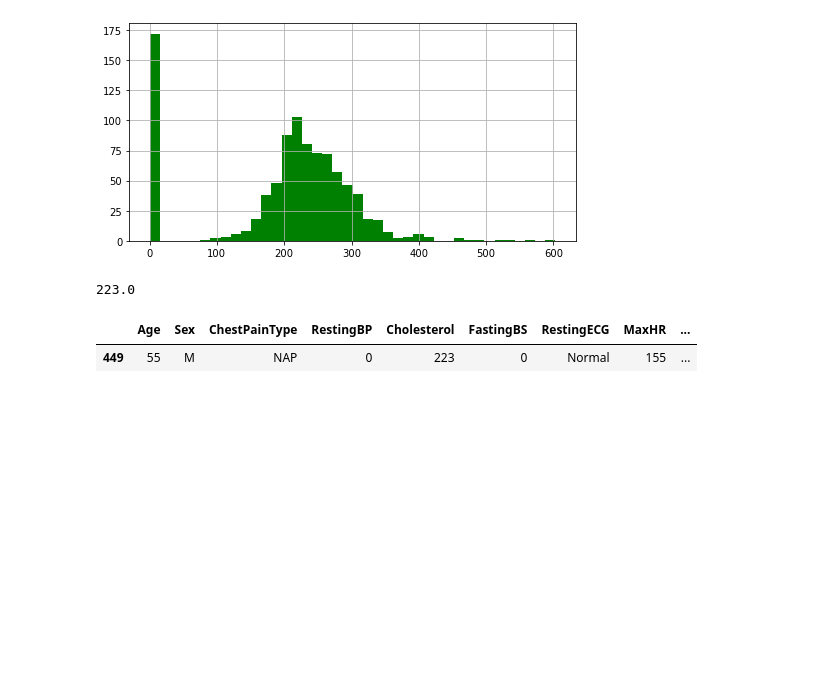
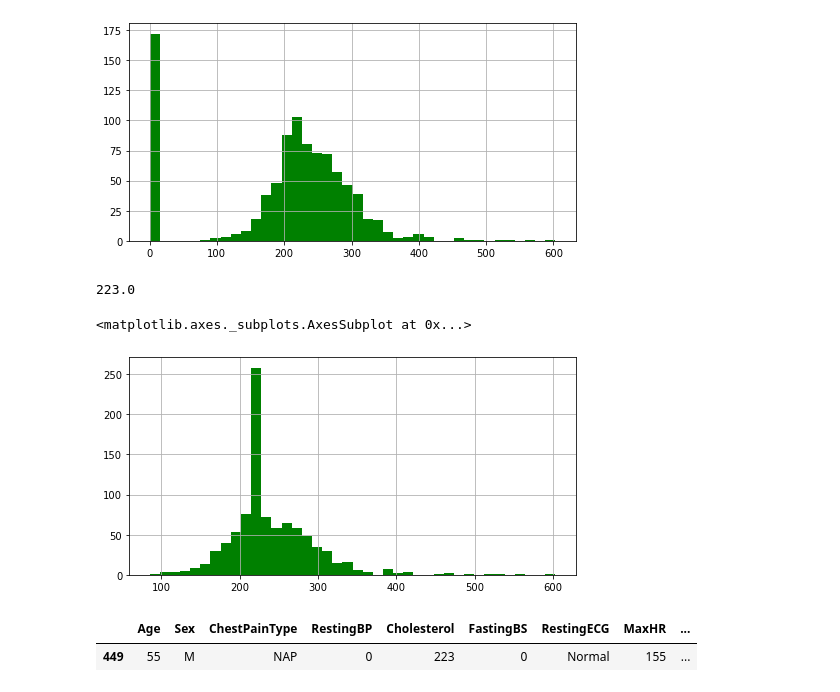
Before and after one commit to Panasak/Heart_Failure_Prediction_Classification_Project, a Jupyter notebook: data_clean/data_clean.ipynb, the cells around one changed output. Drawn from its saved outputs; the diff is of its cells as text; code cells hidden in the pictures; blank space fills up the shorter version.

```diff
--- a/data_clean/data_clean.ipynb
+++ b/data_clean/data_clean.ipynb
@@ -34,6 +34,12 @@ df['Cholesterol'].median()
 # %%
 #filling in the zero value in cho median
 df['Cholesterol'] = df['Cholesterol'].replace(0,df['Cholesterol'].median())
+# %%
+# Now there is no O values in Cholesterol
+df['Cholesterol'].hist(color='green',bins=40,figsize=(8,4))
+# %% [output]
+<matplotlib.axes._subplots.AxesSubplot at 0x...>
+[figure, added]
 # %%
 # There is one value in resting blood pressure where the value is 0. That doesn't really make sense so we will drop it
 df[df['RestingBP'] == 0]
```
Also changed, not shown: parts of 1 cell of this notebook, 1 other file.
